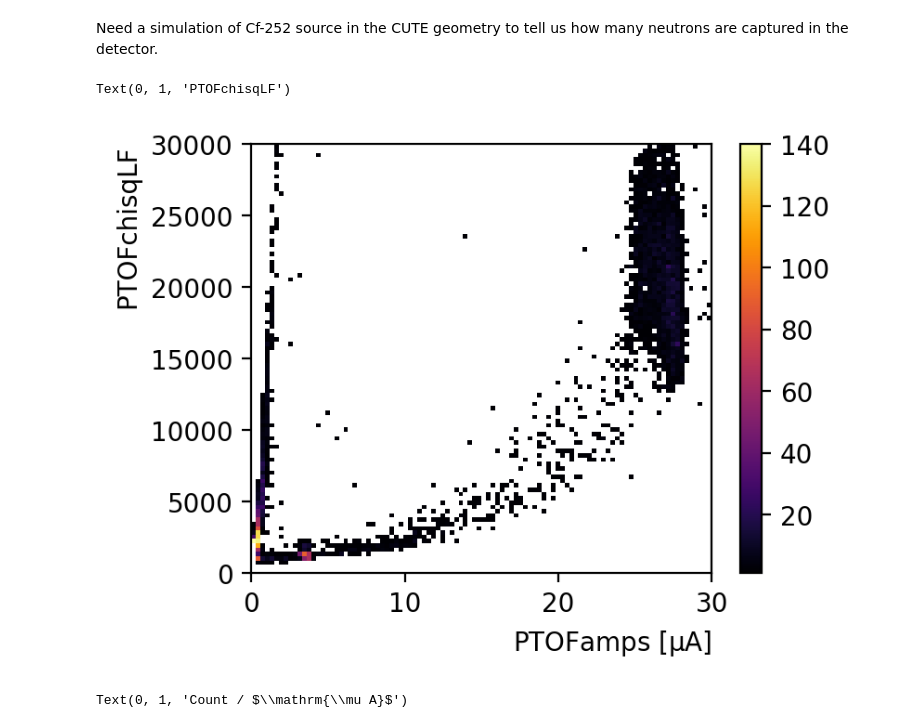
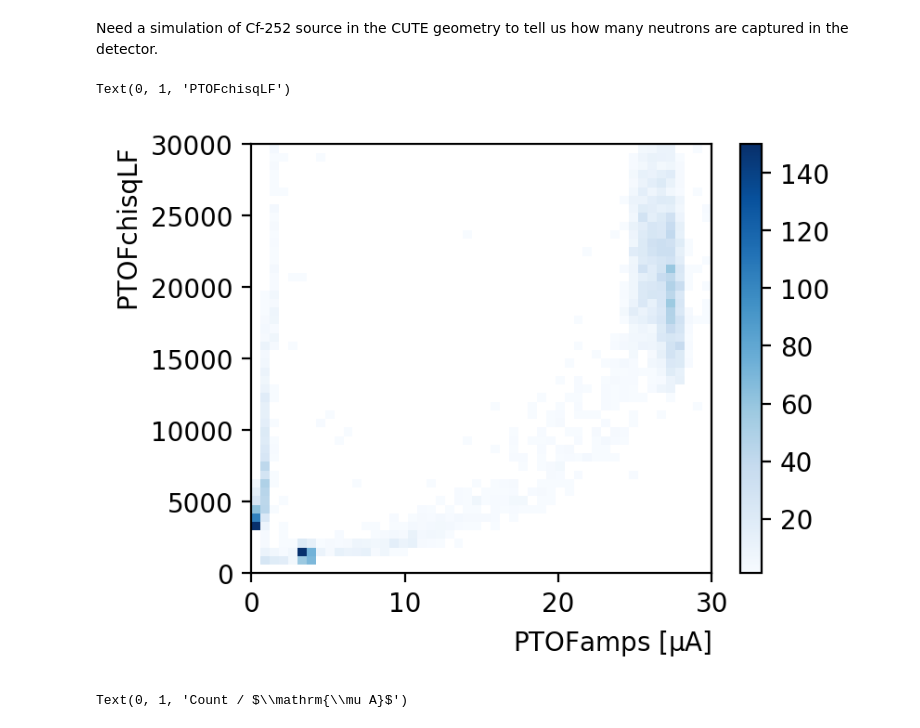
Before and after one commit to perry5334/CDMS, a Jupyter notebook: notebooks/CUTE/Ge71_Lines/Ge71_Activation_Lines.ipynb, the cells around one changed output. Saved outputs shown, nothing was run; the diff lists cells and outputs as text; code cells hidden in the pictures.

```diff
--- a/notebooks/CUTE/Ge71_Lines/Ge71_Activation_Lines.ipynb
+++ b/notebooks/CUTE/Ge71_Lines/Ge71_Activation_Lines.ipynb
@@ -92,16 +90,16 @@ df_rqs = df_filtered.AsNumpy(RQs)
 # %%
 ## Have a look at the PTOFamps vs chisq to make more cuts
 
 plt.figure(figsize=(4,3), dpi=200)
-plt.hist2d(df_rqs["PTOFamps"]*1e6,df_rqs["PTOFchisqLF"],bins=(np.linspace(0, 30, 101),np.linspace(0, 30e3, 101)),cmin=1e-7,cmax=200)
+plt.hist2d(df_rqs["PTOFamps"]*1e6,df_rqs["PTOFchisqLF"],bins=(np.linspace(0, 30, 51),np.linspace(0, 30e3, 51)),cmin=1e-7,cmax=200, cmap='Blues')
 plt.colorbar()
 plt.xlim(0,30)
 
 plt.xlabel(r"PTOFamps [$\mathrm{\mu A}$]")
 plt.ylabel("PTOFchisqLF")
 # %% [output]
 Text(0, 1, 'PTOFchisqLF')
-[figure, old version]
+[figure, new version]
 # %%
 plt.figure(figsize=(4,3), dpi=200)
 plt.hist(df_rqs['PTOFamps']*1e6, bins=np.linspace(0, 150, 151), color = 'lightsteelblue')
```
Also changed, not shown: parts of 14 cells of this notebook, 1 other file.
